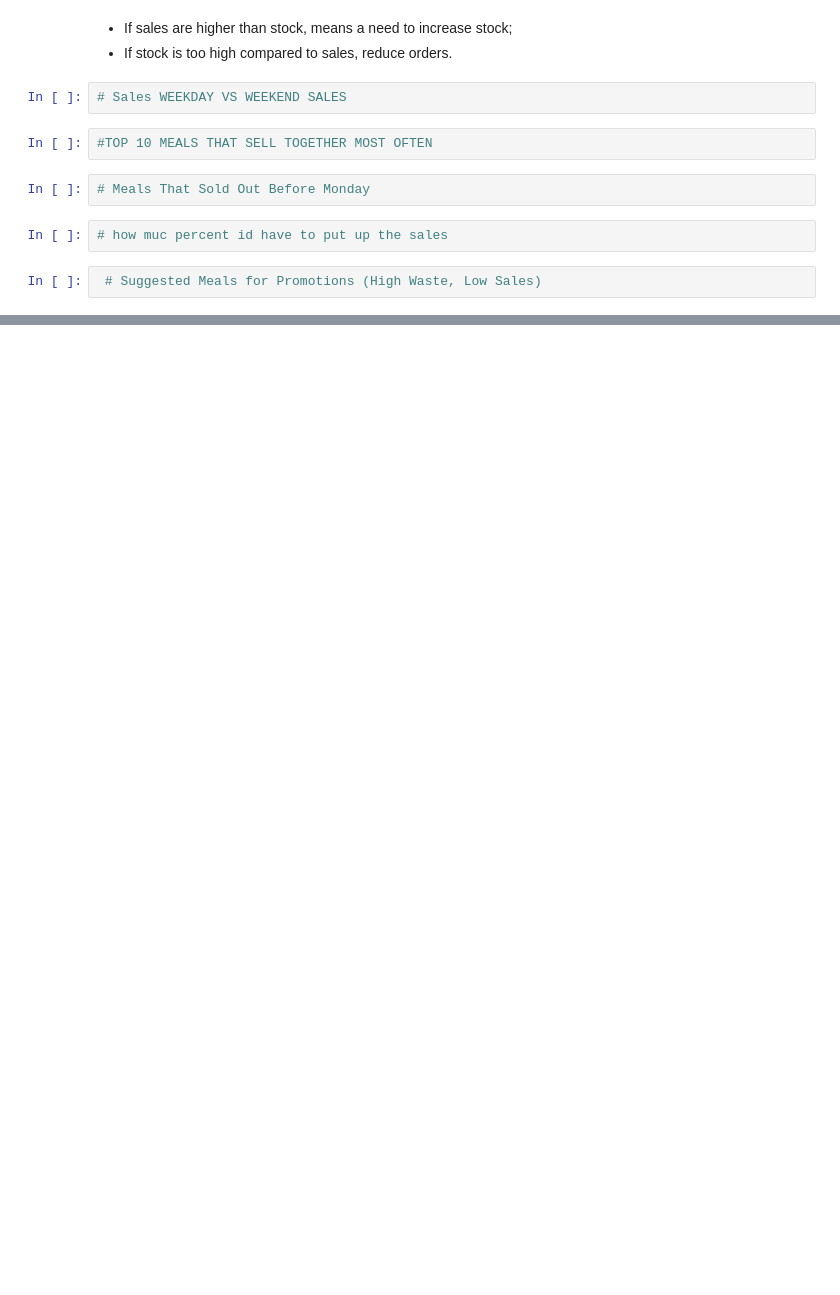
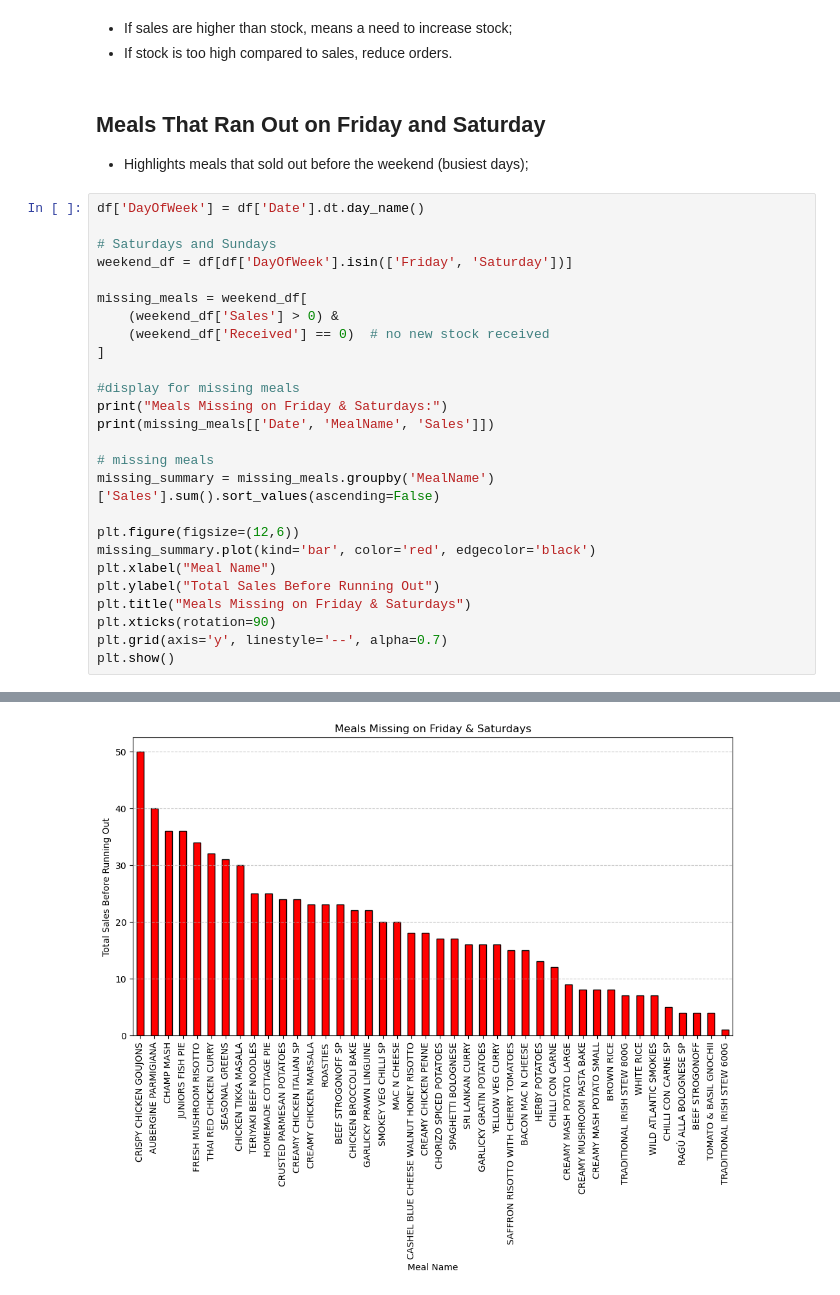
Before and after one commit to MorganeTassoneiro/CA1---Project-Strategic-Analysis, a Jupyter notebook: sales-data-analyse.ipynb, the cells around one changed output, grey strips where cells are left out. Drawn from its saved outputs; the diff is of its cells as text; blank space fills up the shorter version.

```diff
--- a/sales-data-analyse.ipynb
+++ b/sales-data-analyse.ipynb
@@ -90,13 +91,34 @@ plt.show()
 # %% [markdown]
 * If sales are higher than stock, means a need to increase stock;
 * If stock is too high compared to sales, reduce orders.
-# %%
-# Sales WEEKDAY VS WEEKEND SALES
-# %%
-#TOP 10 MEALS THAT SELL TOGETHER MOST OFTEN
-# %%
-# Meals That Sold Out Before Monday
-# %%
-# how muc percent id have to put up the sales
-# %%
- # Suggested Meals for Promotions (High Waste, Low Sales)
+# %% [markdown]
+## Meals That Ran Out on Friday and Saturday
+
+* Highlights meals that sold out before the weekend (busiest days);
+# %%
+df['DayOfWeek'] = df['Date'].dt.day_name()
+
+# Saturdays and Sundays
+weekend_df = df[df['DayOfWeek'].isin(['Friday', 'Saturday'])]
+
+missing_meals = weekend_df[
+    (weekend_df['Sales'] > 0) &
+    (weekend_df['Received'] == 0)  # no new stock received
+]
+
+#display for missing meals
+print("Meals Missing on Friday & Saturdays:")
+print(missing_meals[['Date', 'MealName', 'Sales']])
+
+# missing meals
+missing_summary = missing_meals.groupby('MealName')['Sales'].sum().sort_values(ascending=False)
+
+plt.figure(figsize=(12,6))
+missing_summary.plot(kind='bar', color='red', edgecolor='black')
+plt.xlabel("Meal Name")
+plt.ylabel("Total Sales Before Running Out")
+plt.title("Meals Missing on Friday & Saturdays")
+plt.xticks(rotation=90)
+plt.grid(axis='y', linestyle='--', alpha=0.7)
+plt.show()
+# %% [output]
@@ -102,0 +140 @@ plt.show()
+[figure, added]
```
Also changed, not shown: parts of 11 cells of this notebook, 2 other files.
